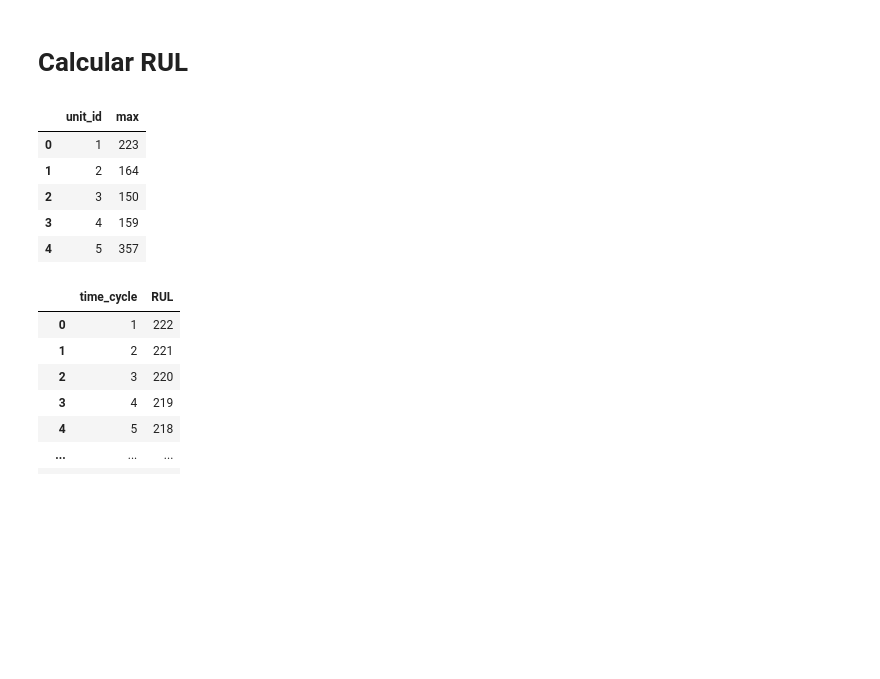
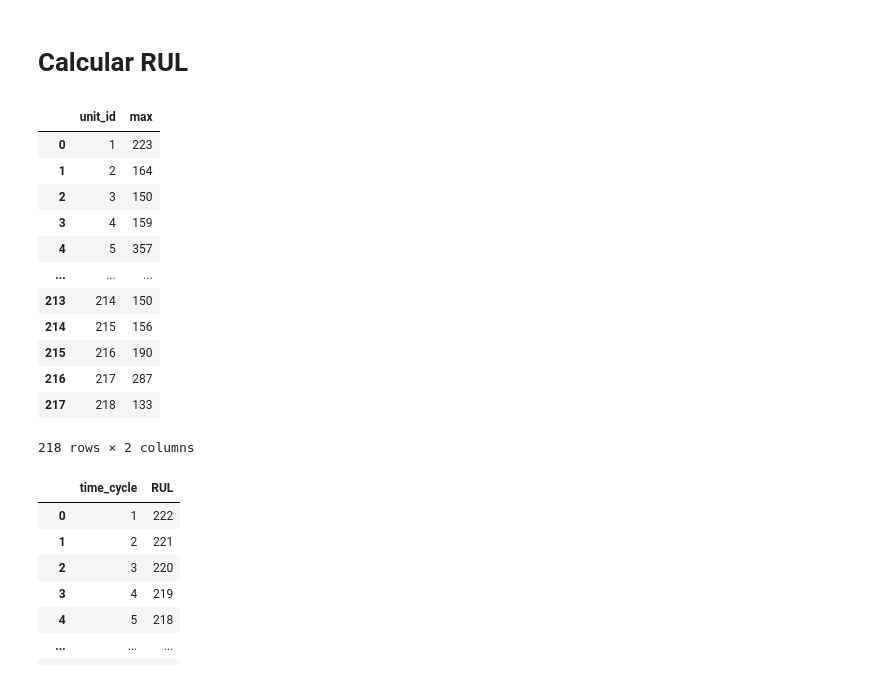
Before and after one commit to Dave4006/ProyectoMante, a Jupyter notebook: Programacion/ESN.ipynb, the cells around one changed output. Cells and saved outputs as stored; diff of their text form; code cells hidden in the pictures; blank space fills up the shorter version.

```diff
--- a/Programacion/ESN.ipynb
+++ b/Programacion/ESN.ipynb
@@ -46,21 +43,27 @@ train_df
 # %% [markdown]
 # Calcular RUL
 # %%
-# Primero se encuentra el ciclo de tiempo máximo para cada ID
+# Primero se encuentra el ciclo de tiempo máximo para cada motor.
 
-#find maximum time cycle for each unit d
 max_time_cycle=train_df.groupby('unit_id')['time_cycle'].max()
-max_time_cycle
+
 rul = pd.DataFrame(max_time_cycle).reset_index()
 rul.columns = ['unit_id', 'max']
-rul.head()
+rul
 # %% [output]
 |  | unit_id | max |
 | 0 | 1 | 223 |
 | 1 | 2 | 164 |
 | 2 | 3 | 150 |
 | 3 | 4 | 159 |
 | 4 | 5 | 357 |
+| ... | ... | ... |
+| 213 | 214 | 150 |
+| 214 | 215 | 156 |
+| 215 | 216 | 190 |
+| 216 | 217 | 287 |
+| 217 | 218 | 133 |
+218 rows × 2 columns
 # %%
 # Se calcula el RUL para cada fila con un id específico y se le resta al máximo.
 
```
Also changed, not shown: parts of 12 cells of this notebook.
